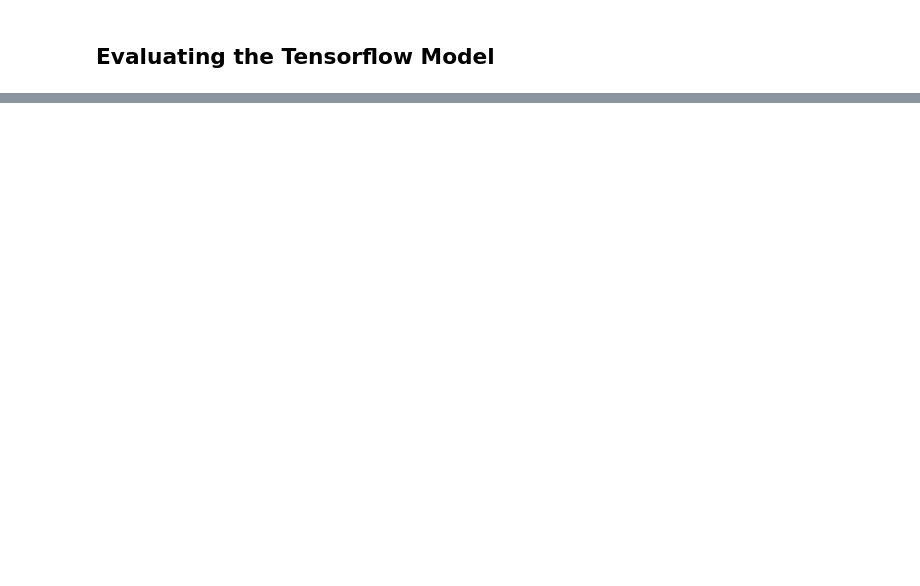
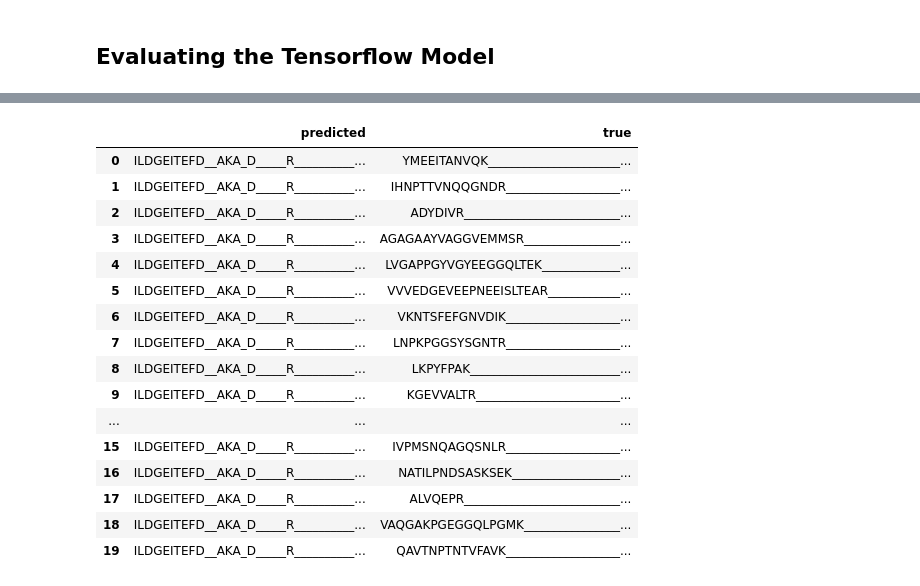
Before and after one commit to Miroka96/mmdenovo, a Jupyter notebook: notebooks/210415 Prototyping an ML Model with TFDatasets.ipynb, the cells around one changed output, grey strips where cells are left out. Cells and saved outputs as stored; diff of their text form; code cells hidden in the pictures; blank space fills up the shorter version.

Commit message:
add simple evaluation and make basic model train

```diff
--- a/notebooks/210415 Prototyping an ML Model with TFDatasets.ipynb
+++ b/notebooks/210415 Prototyping an ML Model with TFDatasets.ipynb
@@ -439,6 +456,6 @@ def fill_cache(dataset):
 # %%
 if not KEEP_CACHE:
     merged_datasets = {
-        training_data_type: fill_cache(dataset)
+        training_data_type: fill_cache(dataset, name=training_data_type)
         for training_data_type, dataset in merged_datasets.items()
     }
@@ -510,5 +562,5 @@ ________________________________________________________________________________
 # %%
 model.fit(x=merged_datasets[TRAINING_TYPE],
           validation_data=merged_datasets[TEST_TYPE],
-          epochs=12)
+          epochs=4)
 # %% [output]
@@ -517,0 +583,46 @@ Epoch 1/12
+# %%
+def unzip(tuple_list: Iterable[Tuple[Any, Any]]) -> Tuple[Iterable[Any], Iterable[Any]]:
+    return tuple(zip(*tuple_list))
+# %%
+def decode_onehot(array: np.ndarray) -> np.ndarray:
+    return np.argmax(array, axis=-1)
+
+decode_idx: Callable[[np.ndarray], np.ndarray] = np.vectorize(idx_to_char.get)
+
+def concat_letter_rows(array: np.ndarray) -> np.ndarray:
+    return np.apply_along_axis(lambda row: ''.join(row), axis=-1, arr=array)
+
+def decode(array: np.ndarray, onehot: bool = True):
+    if onehot:
+        array = decode_onehot(array)
+    array = decode_idx(array)
+    array = concat_letter_rows(array)
+    if not onehot:
+        array = np.apply_along_axis(lambda row: row[0], axis=-1, arr=array)
+    return array
+# %%
+eval_ds = merged_datasets[EVAL_TYPE].unbatch().batch(1).take(20)
+
+x_eval, y_eval = unzip(eval_ds.as_numpy_iterator())
+y_pred = model.predict(eval_ds)
+
+# although the string look like they have different lengths, they all have the same length
+pd.DataFrame(data=zip(decode(y_pred), decode(y_eval, onehot=False)), columns=['predicted', 'true'])
+# %% [output]
+|  | predicted | true |
+| 0 | ILDGEITEFD__AKA_D_____R__________... | YMEEITANVQK______________________... |
+| 1 | ILDGEITEFD__AKA_D_____R__________... | IHNPTTVNQQGNDR___________________... |
+| 2 | ILDGEITEFD__AKA_D_____R__________... | ADYDIVR__________________________... |
+| 3 | ILDGEITEFD__AKA_D_____R__________... | AGAGAAYVAGGVEMMSR________________... |
+| 4 | ILDGEITEFD__AKA_D_____R__________... | LVGAPPGYVGYEEGGQLTEK_____________... |
+| 5 | ILDGEITEFD__AKA_D_____R__________... | VVVEDGEVEEPNEEISLTEAR____________... |
+| 6 | ILDGEITEFD__AKA_D_____R__________... | VKNTSFEFGNVDIK___________________... |
+| 7 | ILDGEITEFD__AKA_D_____R__________... | LNPKPGGSYSGNTR___________________... |
+| 8 | ILDGEITEFD__AKA_D_____R__________... | LKPYFPAK_________________________... |
+| 9 | ILDGEITEFD__AKA_D_____R__________... | KGEVVALTR________________________... |
+| ... | ... | ... |
+| 15 | ILDGEITEFD__AKA_D_____R__________... | IVPMSNQAGQSNLR___________________... |
+| 16 | ILDGEITEFD__AKA_D_____R__________... | NATILPNDSASKSEK__________________... |
+| 17 | ILDGEITEFD__AKA_D_____R__________... | ALVQEPR__________________________... |
+| 18 | ILDGEITEFD__AKA_D_____R__________... | VAQGAKPGEGGQLPGMK________________... |
+| 19 | ILDGEITEFD__AKA_D_____R__________... | QAVTNPTNTVFAVK___________________... |
```
Also changed, not shown: parts of 31 cells of this notebook.
